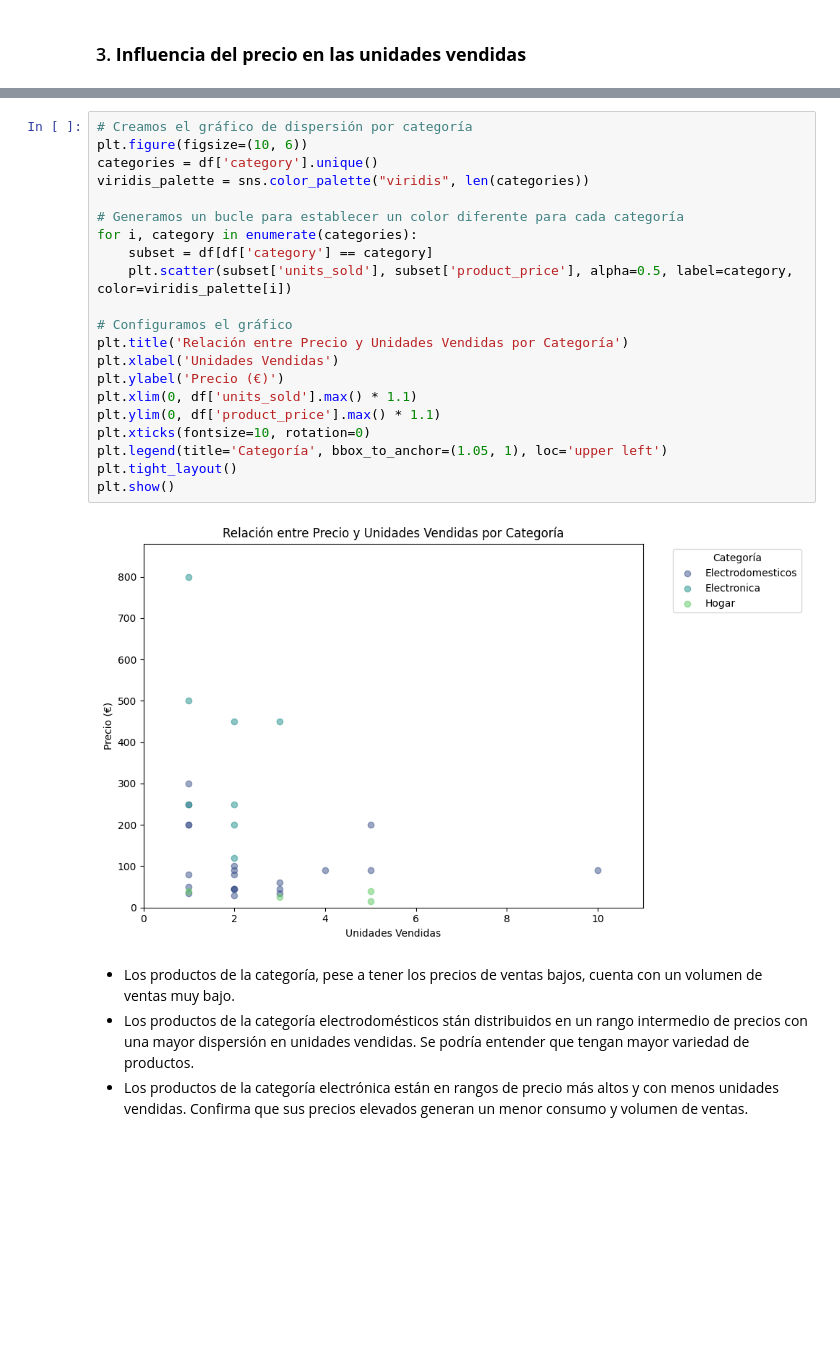
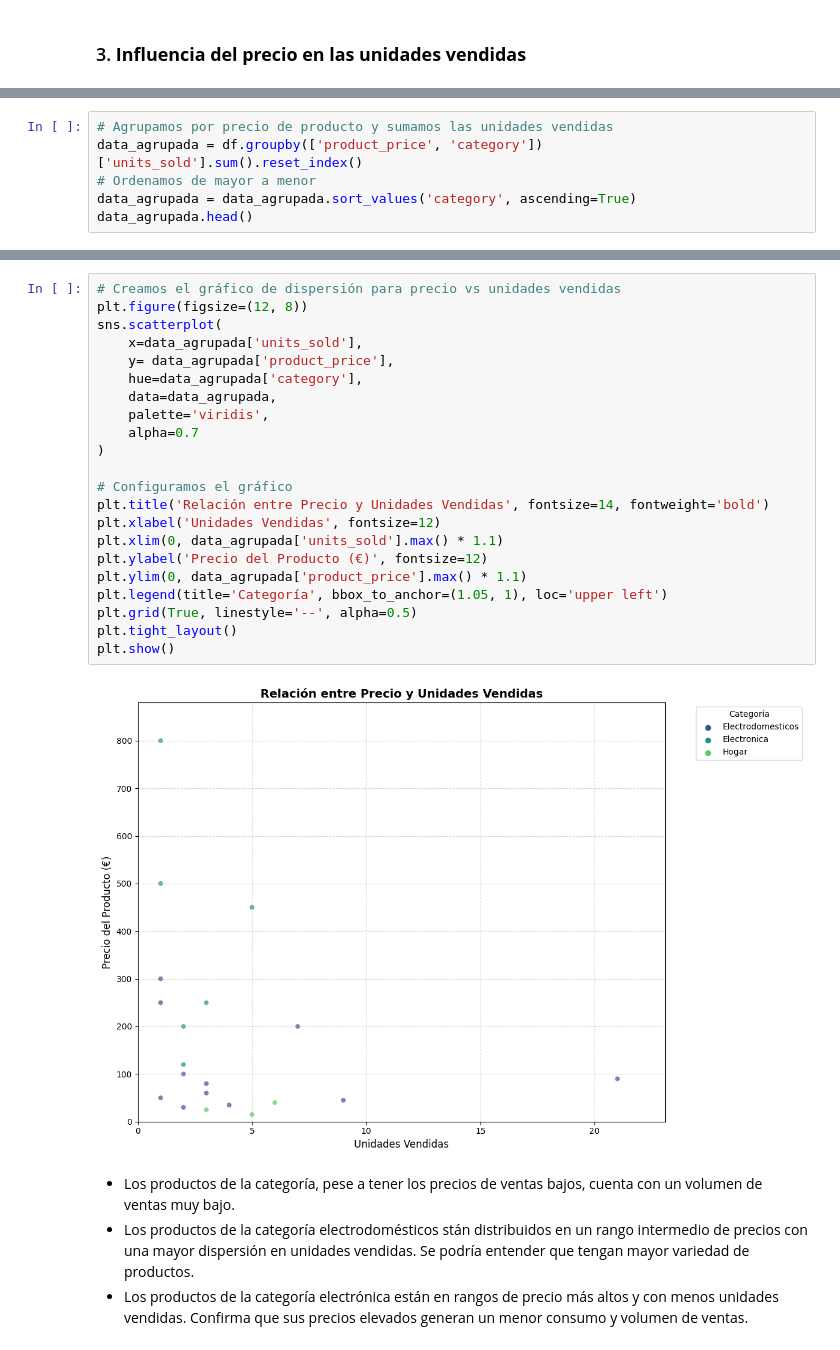
Before and after one commit to StevenNoboa/Prueba-T-cnica-Junior-Data-Scientist, a Jupyter notebook: Notebooks/EDA.ipynb, the cells around one changed output, grey strips where cells are left out. Saved outputs shown, nothing was run; the diff lists cells and outputs as text; blank space fills up the shorter version.

```diff
--- a/Notebooks/EDA.ipynb
+++ b/Notebooks/EDA.ipynb
@@ -322,0 +322,6 @@ plt.show()
+# %%
+# Agrupamos por precio de producto y sumamos las unidades vendidas
+data_agrupada = df.groupby(['product_price', 'category'])['units_sold'].sum().reset_index()
+# Ordenamos de mayor a menor
+data_agrupada = data_agrupada.sort_values('category', ascending=True)
+data_agrupada.head()
@@ -323,26 +335,27 @@ plt.show()
 # %%
-# Creamos el gráfico de dispersión por categoría
-plt.figure(figsize=(10, 6))
-categories = df['category'].unique()
-viridis_palette = sns.color_palette("viridis", len(categories))
-
-# Generamos un bucle para establecer un color diferente para cada categoría
-for i, category in enumerate(categories):
-    subset = df[df['category'] == category]
-    plt.scatter(subset['units_sold'], subset['product_price'], alpha=0.5, label=category, color=viridis_palette[i])
+# Creamos el gráfico de dispersión para precio vs unidades vendidas
+plt.figure(figsize=(12, 8))
+sns.scatterplot(
+    x=data_agrupada['units_sold'],
+    y= data_agrupada['product_price'],
+    hue=data_agrupada['category'],
+    data=data_agrupada,
+    palette='viridis',
+    alpha=0.7
+)
 
 # Configuramos el gráfico
-plt.title('Relación entre Precio y Unidades Vendidas por Categoría')
-plt.xlabel('Unidades Vendidas')
-plt.ylabel('Precio (€)')
-plt.xlim(0, df['units_sold'].max() * 1.1)
-plt.ylim(0, df['product_price'].max() * 1.1)
-plt.xticks(fontsize=10, rotation=0)
+plt.title('Relación entre Precio y Unidades Vendidas', fontsize=14, fontweight='bold')
+plt.xlabel('Unidades Vendidas', fontsize=12)
+plt.xlim(0, data_agrupada['units_sold'].max() * 1.1)
+plt.ylabel('Precio del Producto (€)', fontsize=12)
+plt.ylim(0, data_agrupada['product_price'].max() * 1.1)
 plt.legend(title='Categoría', bbox_to_anchor=(1.05, 1), loc='upper left')
+plt.grid(True, linestyle='--', alpha=0.5)
 plt.tight_layout()
 plt.show()
 # %% [output]
-[figure, old version]
+[figure, new version]
 # %% [markdown]
 - Los productos de la categoría, pese a tener los precios de ventas bajos, cuenta con un volumen de ventas muy bajo.
 - Los productos de la categoría electrodomésticos stán distribuidos en un rango intermedio de precios con una mayor dispersión en unidades vendidas. Se podría entender que tengan mayor variedad de productos.
```
Also changed, not shown: parts of 15 cells of this notebook, 3 other files.
